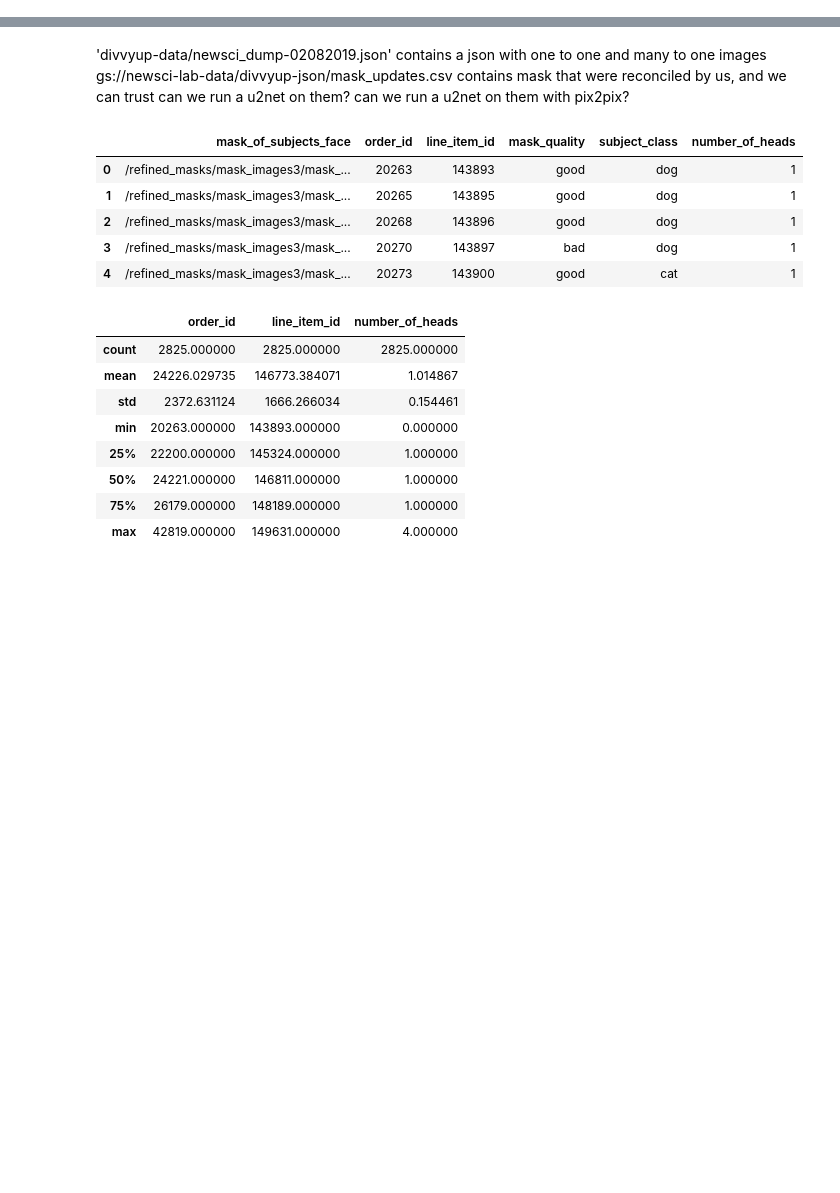
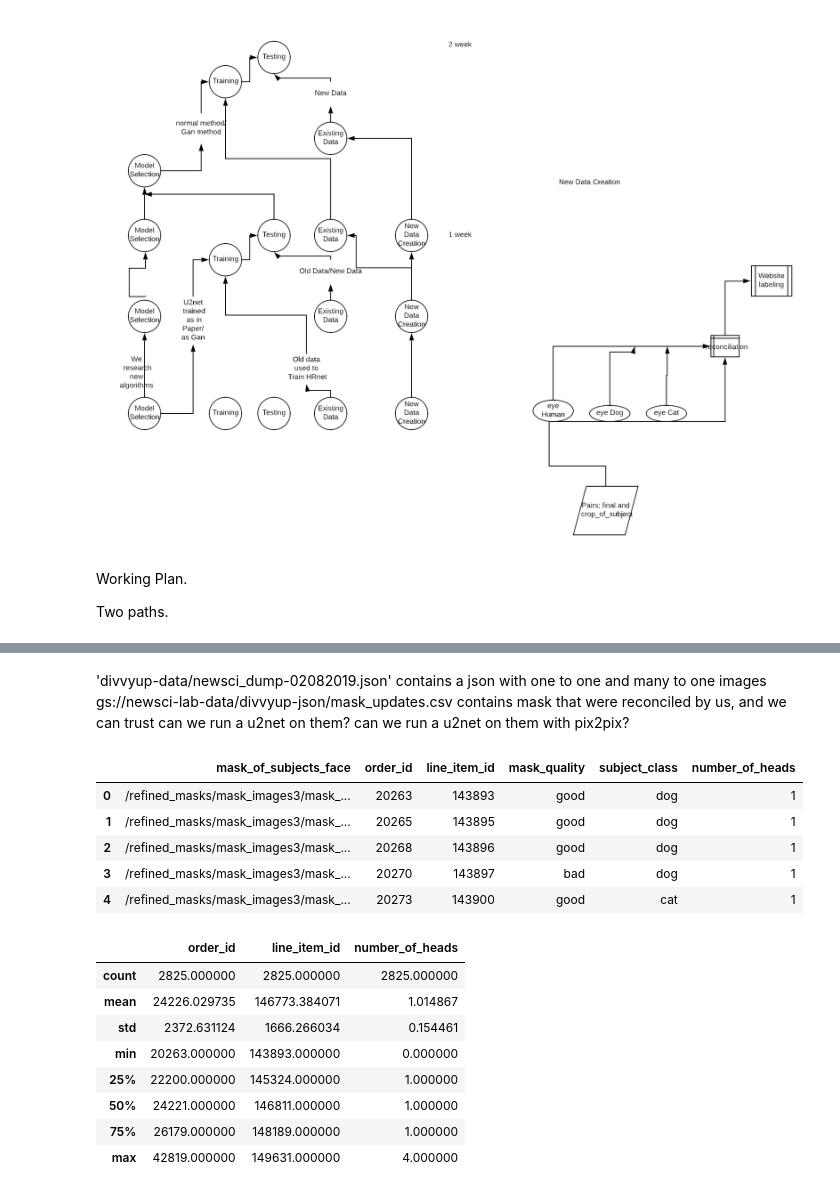
Before and after one commit to NewSciTLH/U-2-Net, a Jupyter notebook: notesdayperday.ipynb, the cells around one changed output, grey strips where cells are left out. Cells and saved outputs as stored; diff of their text form; code cells hidden in the pictures; blank space fills up the shorter version.

```diff
--- a/notesdayperday.ipynb
+++ b/notesdayperday.ipynb
@@ -0,0 +6,8 @@
+# %%
+IpI("base_diagram.png")
+# %% [output]
+[figure, added]
+# %% [markdown]
+Working Plan.
+
+Two paths.
```
Also changed, not shown: parts of 5 cells of this notebook, 2 other files.
